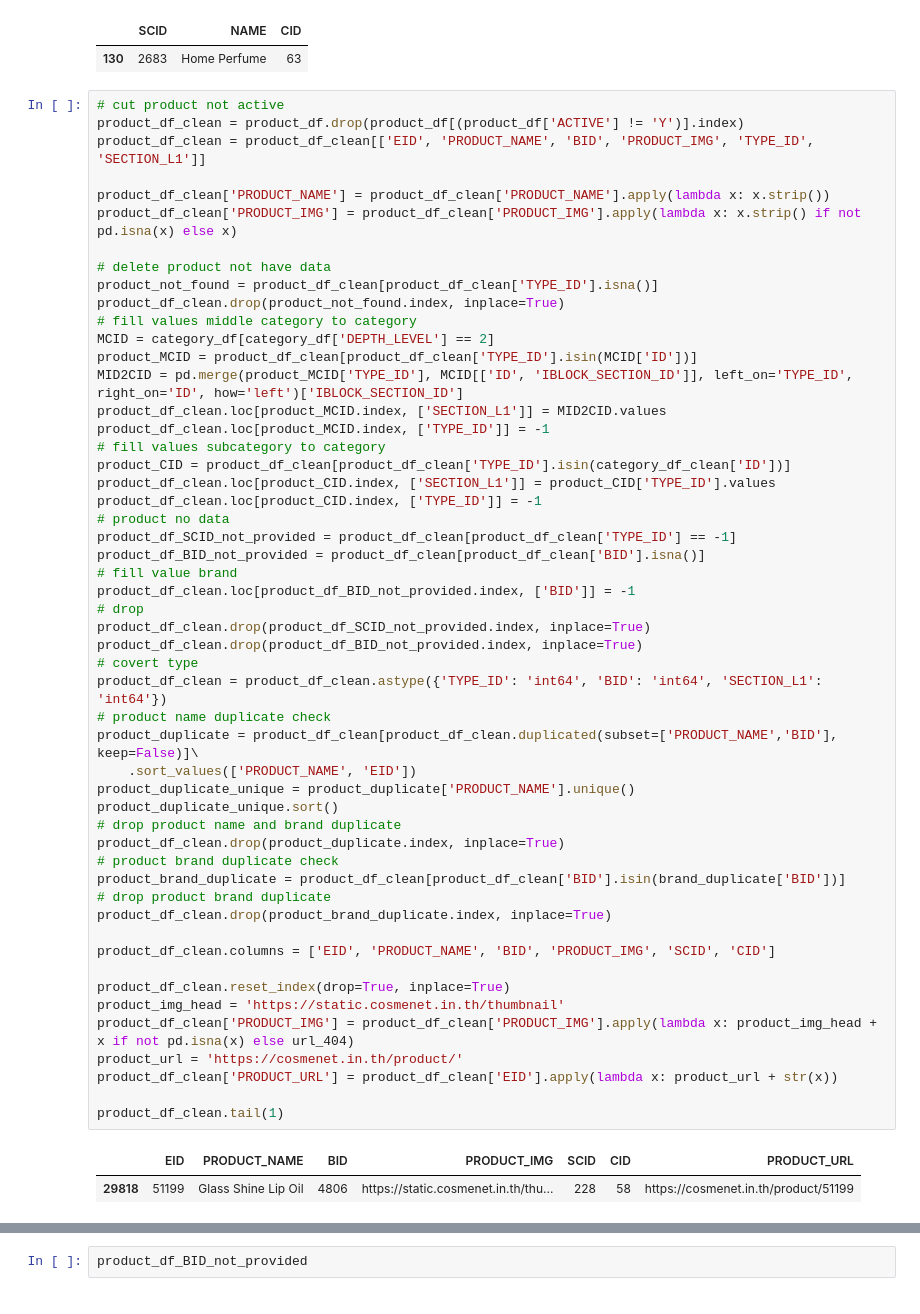
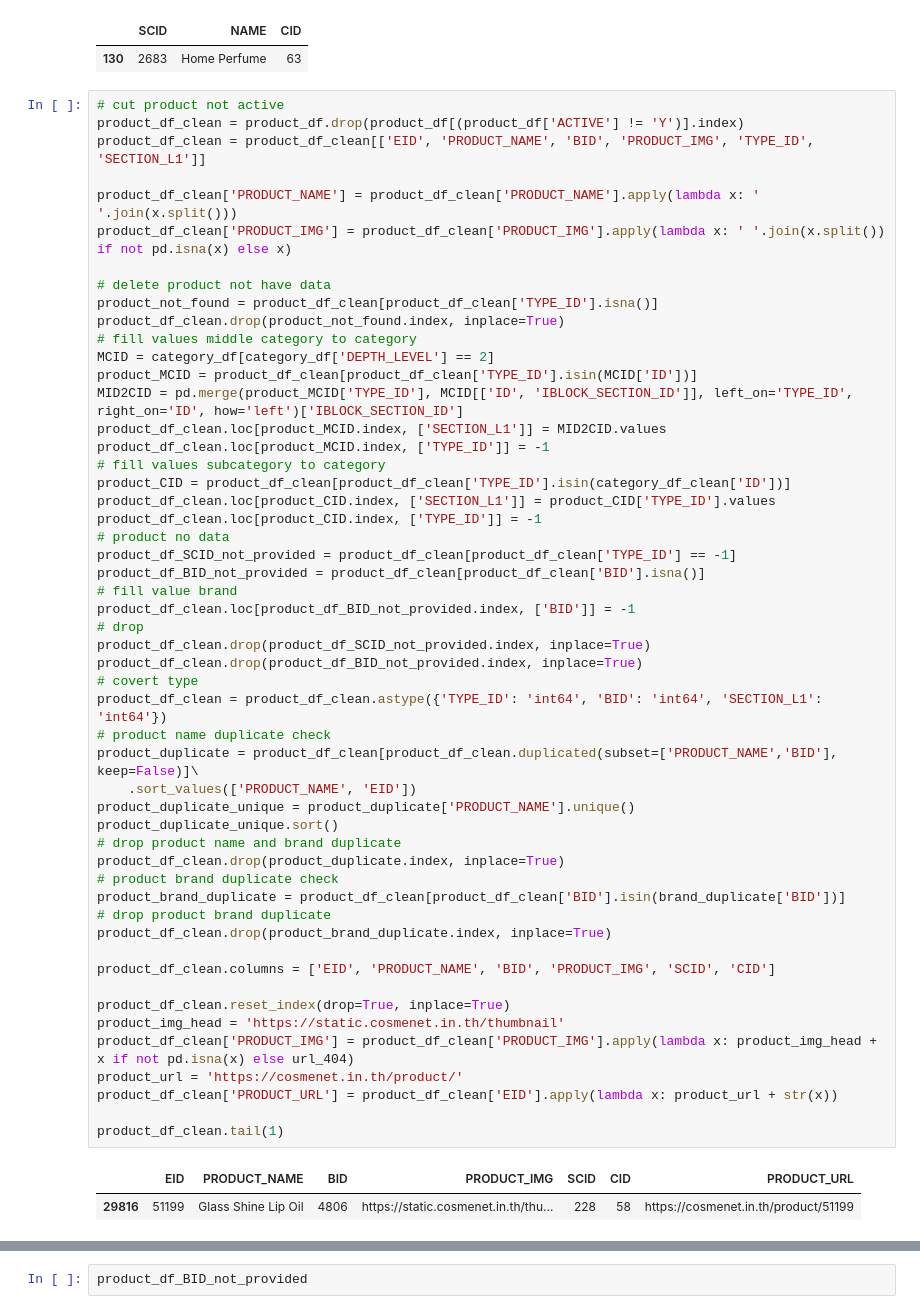
Before and after one commit to suthipongg/Similarity_model, a Jupyter notebook: push_real_data_scanner.ipynb, the cells around one changed output, grey strips where cells are left out. Drawn from its saved outputs; the diff is of its cells as text.

Commit message:
split product name

```diff
--- a/push_real_data_scanner.ipynb
+++ b/push_real_data_scanner.ipynb
@@ -77,8 +77,8 @@ subcategory_df_clean.tail(1)
 product_df_clean = product_df.drop(product_df[(product_df['ACTIVE'] != 'Y')].index)
 product_df_clean = product_df_clean[['EID', 'PRODUCT_NAME', 'BID', 'PRODUCT_IMG', 'TYPE_ID', 'SECTION_L1']]
 
-product_df_clean['PRODUCT_NAME'] = product_df_clean['PRODUCT_NAME'].apply(lambda x: x.strip())
-product_df_clean['PRODUCT_IMG'] = product_df_clean['PRODUCT_IMG'].apply(lambda x: x.strip() if not pd.isna(x) else x)
+product_df_clean['PRODUCT_NAME'] = product_df_clean['PRODUCT_NAME'].apply(lambda x: ' '.join(x.split()))
+product_df_clean['PRODUCT_IMG'] = product_df_clean['PRODUCT_IMG'].apply(lambda x: ' '.join(x.split()) if not pd.isna(x) else x)
 
 # delete product not have data
 product_not_found = product_df_clean[product_df_clean['TYPE_ID'].isna()]
@@ -99,34 +99,34 @@ product_df_BID_not_provided = product_df_clean[product_df_clean['BID'].isna()]
 # fill value brand
 product_df_clean.loc[product_df_BID_not_provided.index, ['BID']] = -1
 # drop
 product_df_clean.drop(product_df_SCID_not_provided.index, inplace=True)
 product_df_clean.drop(product_df_BID_not_provided.index, inplace=True)
 # covert type
 product_df_clean = product_df_clean.astype({'TYPE_ID': 'int64', 'BID': 'int64', 'SECTION_L1': 'int64'})
 # product name duplicate check
 product_duplicate = product_df_clean[product_df_clean.duplicated(subset=['PRODUCT_NAME','BID'], keep=False)]\
     .sort_values(['PRODUCT_NAME', 'EID'])
 product_duplicate_unique = product_duplicate['PRODUCT_NAME'].unique()
 product_duplicate_unique.sort()
 # drop product name and brand duplicate
 product_df_clean.drop(product_duplicate.index, inplace=True)
 # product brand duplicate check
 product_brand_duplicate = product_df_clean[product_df_clean['BID'].isin(brand_duplicate['BID'])]
 # drop product brand duplicate
 product_df_clean.drop(product_brand_duplicate.index, inplace=True)
 
 product_df_clean.columns = ['EID', 'PRODUCT_NAME', 'BID', 'PRODUCT_IMG', 'SCID', 'CID']
 
 product_df_clean.reset_index(drop=True, inplace=True)
 product_img_head = 'https://static.cosmenet.in.th/thumbnail'
 product_df_clean['PRODUCT_IMG'] = product_df_clean['PRODUCT_IMG'].apply(lambda x: product_img_head + x if not pd.isna(x) else url_404)
 product_url = 'https://cosmenet.in.th/product/'
 product_df_clean['PRODUCT_URL'] = product_df_clean['EID'].apply(lambda x: product_url + str(x))
 
 product_df_clean.tail(1)
 # %% [output]
 |  | EID | PRODUCT_NAME | BID | PRODUCT_IMG | SCID | CID | PRODUCT_URL |
-| 29818 | 51199 | Glass Shine Lip Oil | 4806 | https://static.cosmenet.in.th/thu... | 228 | 58 | https://cosmenet.in.th/product/51199 |
+| 29816 | 51199 | Glass Shine Lip Oil | 4806 | https://static.cosmenet.in.th/thu... | 228 | 58 | https://cosmenet.in.th/product/51199 |
 # %%
 product_df_SCID_not_provided.sort_values('SECTION_L1')
 # %% [output]
```
Also changed, not shown: parts of 2 cells of this notebook.
